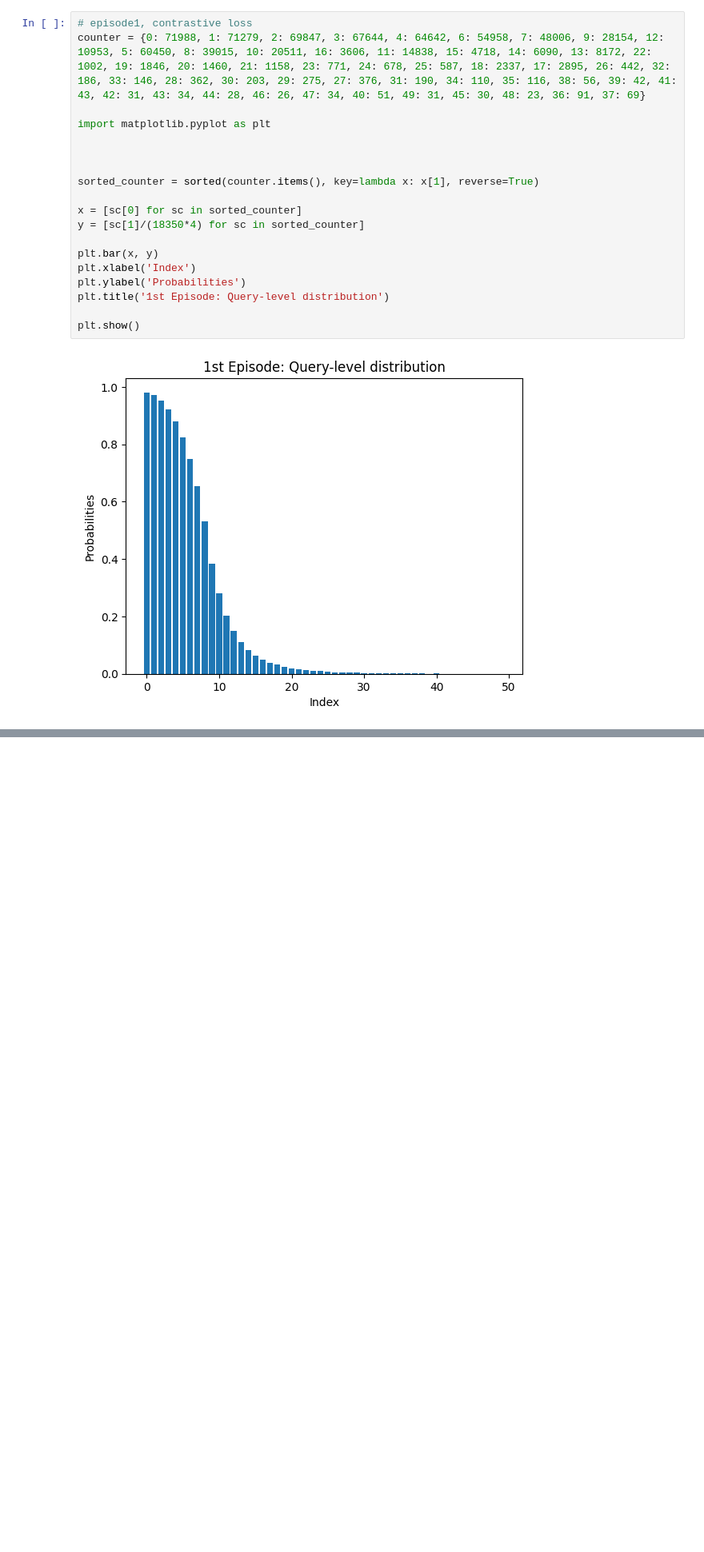
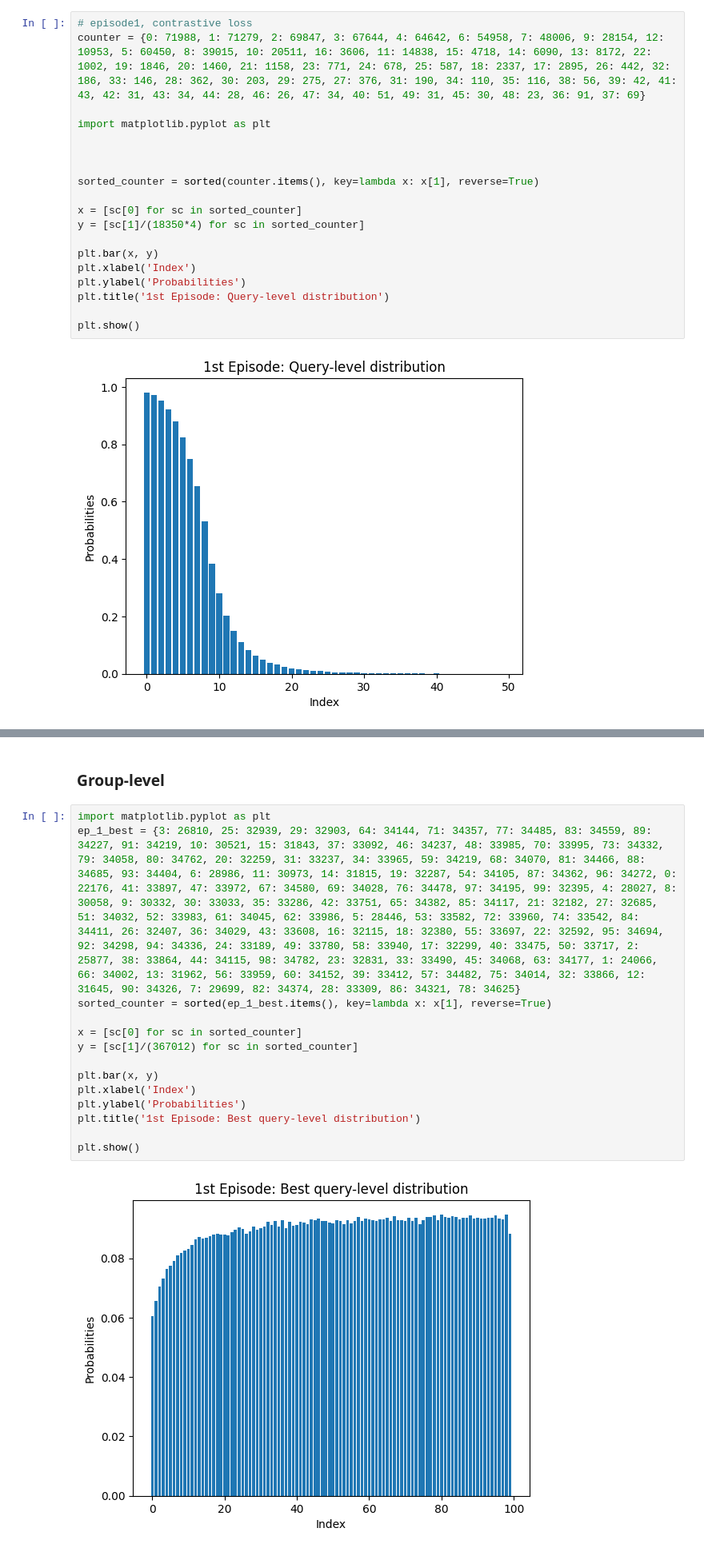
Before and after one commit to JMVCoelho/tevatron, a Jupyter notebook: plots.ipynb, the cells around one changed output, grey strips where cells are left out. Shown at 80% size. Drawn from its saved outputs; the diff is of its cells as text; blank space fills up the shorter version.

```diff
--- a/plots.ipynb
+++ b/plots.ipynb
@@ -1103,0 +1148,18 @@ plt.show()
+# %% [markdown]
+### Group-level
+# %%
+import matplotlib.pyplot as plt
+ep_1_best = {3: 26810, 25: 32939, 29: 32903, 64: 34144, 71: 34357, 77: 34485, 83: 34559, 89: 34227, 91: 34219, 10: 30521, 15: 31843, 37: 33092, 46: 34237, 48: 33985, 70: 33995, 73: 34332, 79: 34058, 80: 34762, 20: 32259, 31: 33237, 34: 33965, 59: 34219, 68: 34070, 81: 34466, 88: 34685, 93: 34404, 6: 28986, 11: 30973, 14: 31815, 19: 32287, 54: 34105, 87: 34362, 96: 34272, 0: 22176, 41: 33897, 47: 33972, 67: 34580, 69: 34028, 76: 34478, 97: 34195, 99: 32395, 4: 28027, 8: 30058, 9: 30332, 30: 33033, 35: 33286, 42: 33751, 65: 34382, 85: 34117, 21: 32182, 27: 32685, 51: 34032, 52: 33983, 61: 34045, 62: 33986, 5: 28446, 53: 33582, 72: 33960, 74: 33542, 84: 34411, 26: 32407, 36: 34029, 43: 33608, 16: 32115, 18: 32380, 55: 33697, 22: 32592, 95: 34694, 92: 34298, 94: 34336, 24: 33189, 49: 33780, 58: 33940, 17: 32299, 40: 33475, 50: 33717, 2: 25877, 38: 33864, 44: 34115, 98: 34782, 23: 32831, 33: 33490, 45: 34068, 63: 34177, 1: 24066, 66: 34002, 13: 31962, 56: 33959, 60: 34152, 39: 33412, 57: 34482, 75: 34014, 32: 33866, 12: 31645, 90: 34326, 7: 29699, 82: 34374, 28: 33309, 86: 34321, 78: 34625}
+sorted_counter = sorted(ep_1_best.items(), key=lambda x: x[1], reverse=True)
+
+x = [sc[0] for sc in sorted_counter]
+y = [sc[1]/(367012) for sc in sorted_counter]
+
+plt.bar(x, y)
+plt.xlabel('Index')
+plt.ylabel('Probabilities')
+plt.title('1st Episode: Best query-level distribution')
+
+plt.show()
+# %% [output]
+[figure, added]
```
Also changed, not shown: parts of 5 cells of this notebook, 17 other files.
